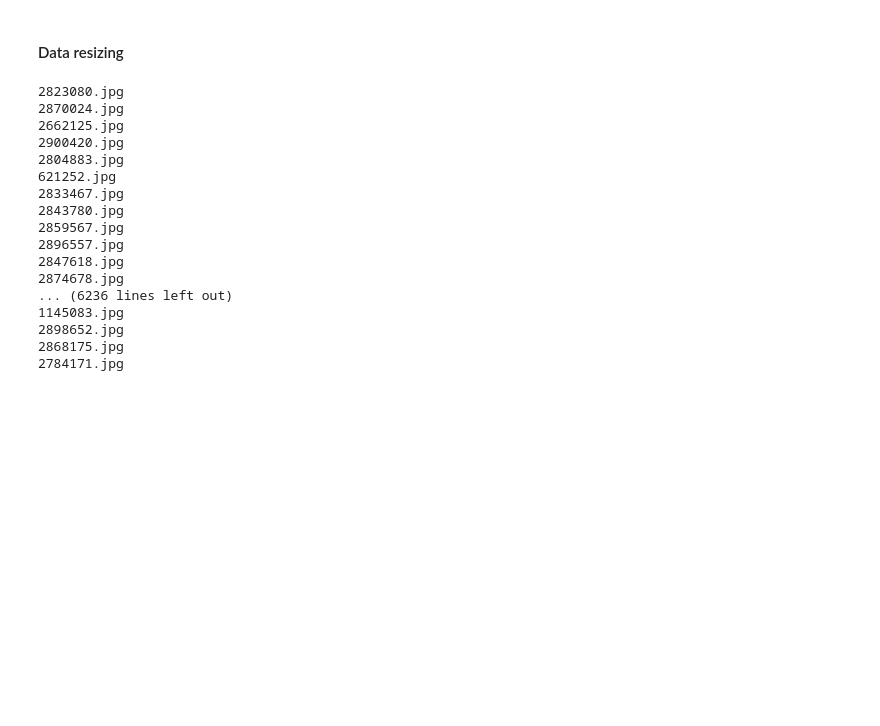
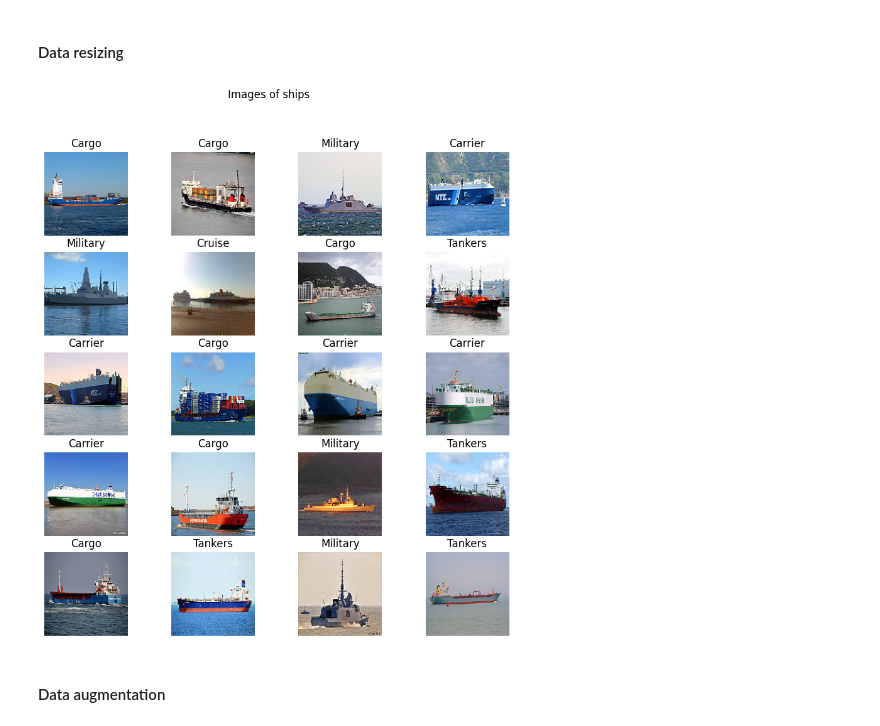
Before and after one commit to GamerGbesh/ship_cnn_classification, a Jupyter notebook: ships.ipynb, the cells around one changed output. Saved outputs shown, nothing was run; the diff lists cells and outputs as text; code cells hidden in the pictures; blank space fills up the shorter version.

```diff
--- a/ships.ipynb
+++ b/ships.ipynb
@@ -52,25 +52,32 @@ plt.show()
 [figure]
 # %% [markdown]
 #### Data resizing
-# %%
-target_size = (128, 128)
-for image in train["image"]:
-    print(image)
-# %% [output]
-2823080.jpg
-2870024.jpg
-2662125.jpg
-2900420.jpg
-2804883.jpg
-621252.jpg
-2833467.jpg
-2843780.jpg
-2859567.jpg
-2896557.jpg
-2847618.jpg
-2874678.jpg
-... (6236 lines left out)
-1145083.jpg
-2898652.jpg
-2868175.jpg
-2784171.jpg
+# %%
+target_size = (128, 128)
+resized_images = []
+paths = []
+for image in train["image"]:
+    img_path = path + f"\\images\\{image}"
+    img = tf.keras.utils.load_img(img_path, target_size=target_size)
+    img = tf.image.convert_image_dtype(img, tf.float16)
+    img = tf.keras.utils.img_to_array(img)
+    resized_images.append(img)
+    paths.append(img_path)
+# %%
+resized_images = np.asarray(resized_images)
+# %%
+row = 5
+col = 4
+plt.figure(figsize=(10, 10))
+plt.suptitle("Images of ships")
+for i, image in enumerate(resized_images[:row*col], 1):
+    plt.subplot(row, col, i)
+    plt.imshow(image)
+    plt.title(train["category"].map(train_categories)[i-1])
+    plt.axis('off')
+    plt.grid(False)
+plt.show()
+# %% [output]
+[figure, added]
+# %% [markdown]
+#### Data augmentation
```
Also changed, not shown: parts of 11 cells of this notebook.
